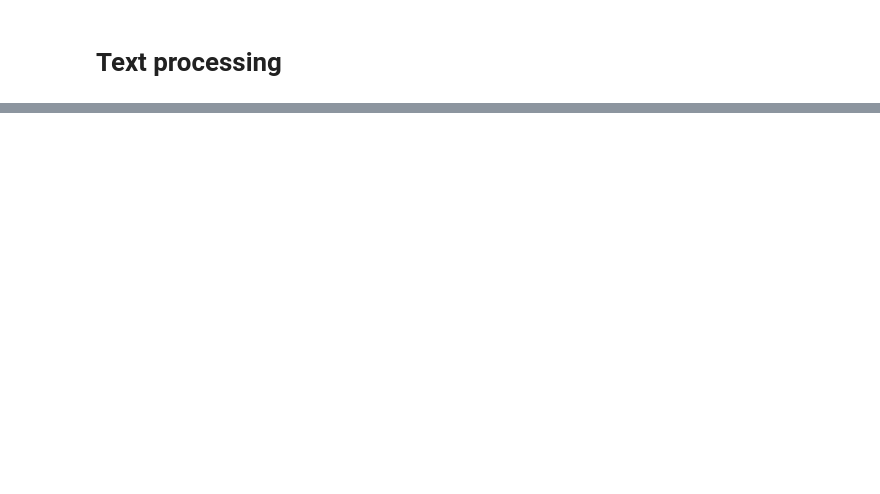
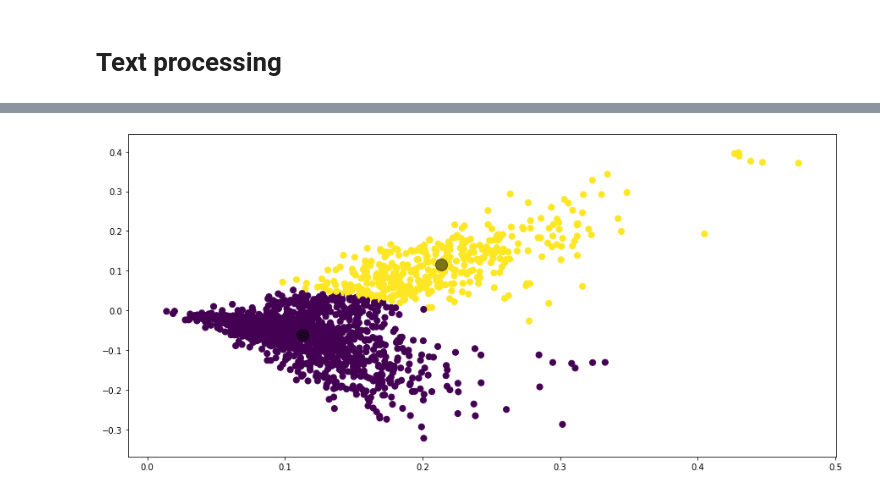
Before and after one commit to Stepess/Text_Processing, a Jupyter notebook: text_and_dim_reduction.ipynb, the cells around one changed output, grey strips where cells are left out. Saved outputs shown, nothing was run; the diff lists cells and outputs as text; code cells hidden in the pictures; blank space fills up the shorter version.

```diff
--- a/text_and_dim_reduction.ipynb
+++ b/text_and_dim_reduction.ipynb
@@ -218,0 +301,9 @@ plt.show()
+# %%
+kmeans = KMeans(n_clusters=2)
+
+kmeans.fit(X_train_svd)
+y_kmeans = kmeans.predict(X_train_svd)
+
+plot_clusters_with_centers(X_train_svd, y_kmeans, kmeans.cluster_centers_)
+# %% [output]
+[figure, added]
```
Also changed, not shown: parts of 19 cells of this notebook.
